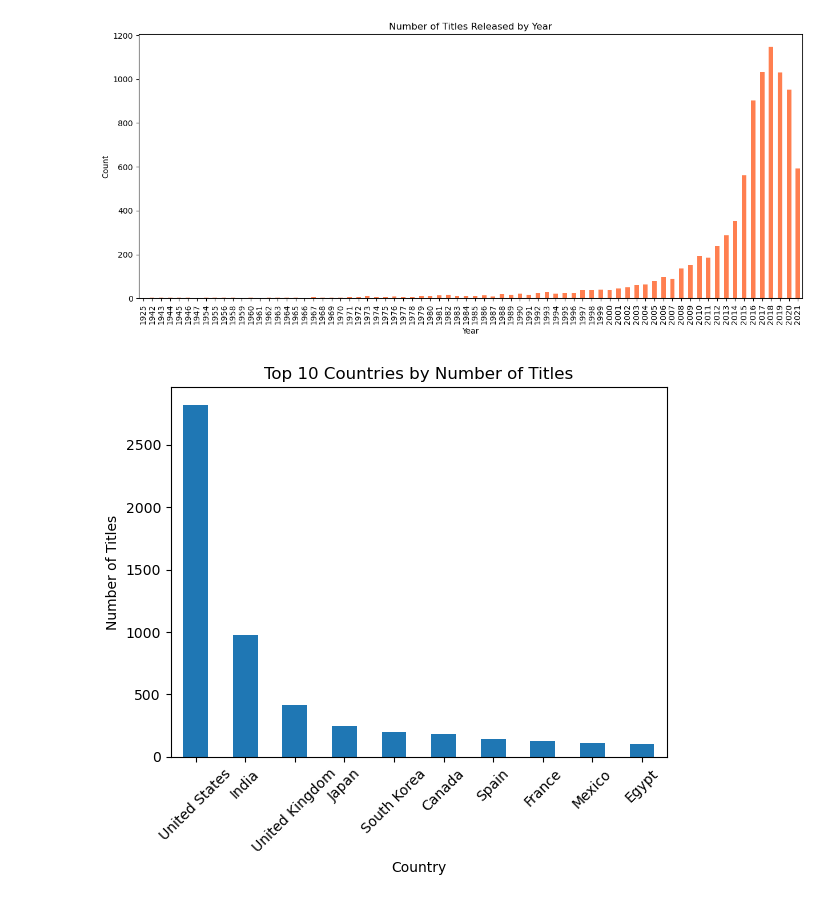
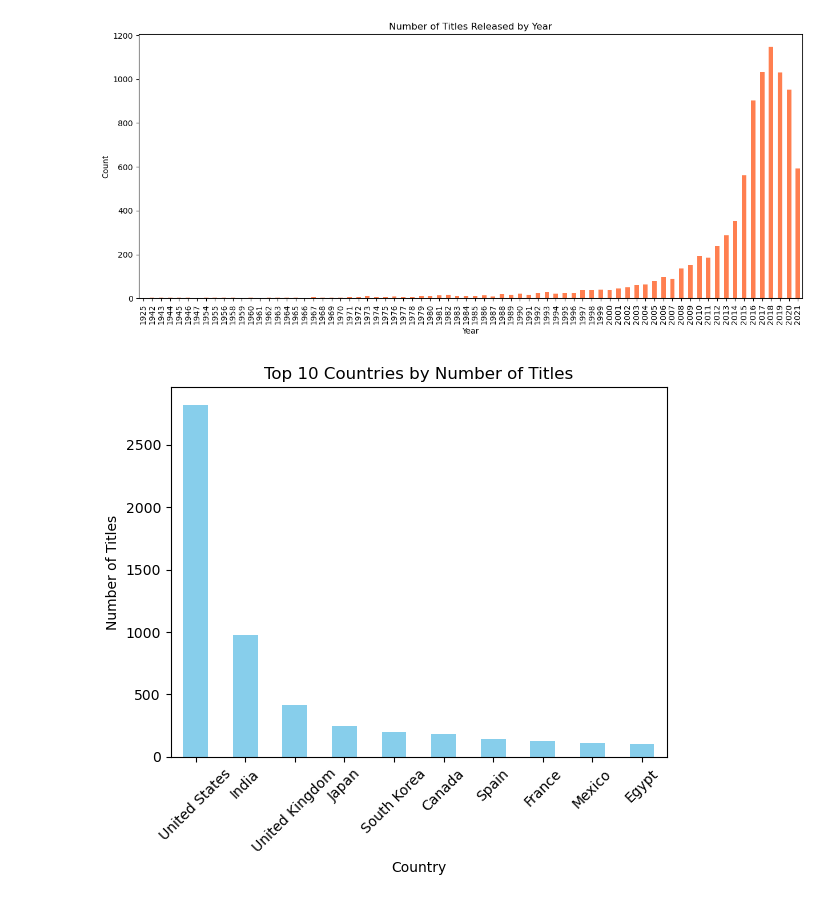
Before and after one commit to kamran-rezaei/netflix-analysis, a Jupyter notebook: netflix_analysis.ipynb, the cells around one changed output. Saved outputs shown, nothing was run; the diff lists cells and outputs as text; code cells hidden in the pictures.

```diff
--- a/netflix_analysis.ipynb
+++ b/netflix_analysis.ipynb
@@ -81,11 +82,12 @@ plt.show()
 # %% [output]
 [figure]
 # %%
-data['country'].value_counts().head(10).plot(kind = 'bar')
+top_countrie = data['country'].value_counts().head(10)
+top_countrie.plot(kind='bar', color='skyblue')
 plt.title('Top 10 Countries by Number of Titles')
 plt.xlabel('Country')
 plt.ylabel('Number of Titles')
-plt.xticks(rotation = 45)
+plt.xticks(rotation=45)
 plt.show()
 # %% [output]
-[figure, old version]
+[figure, new version]
```
Also changed, not shown: parts of 1 cell of this notebook.
